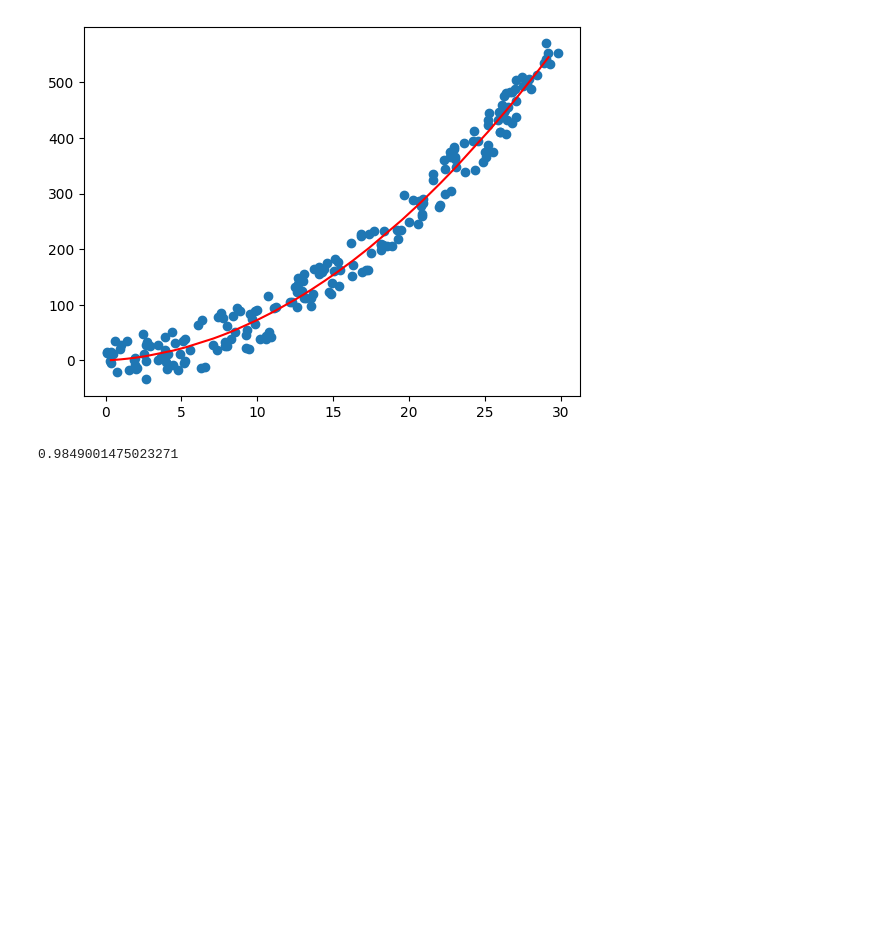
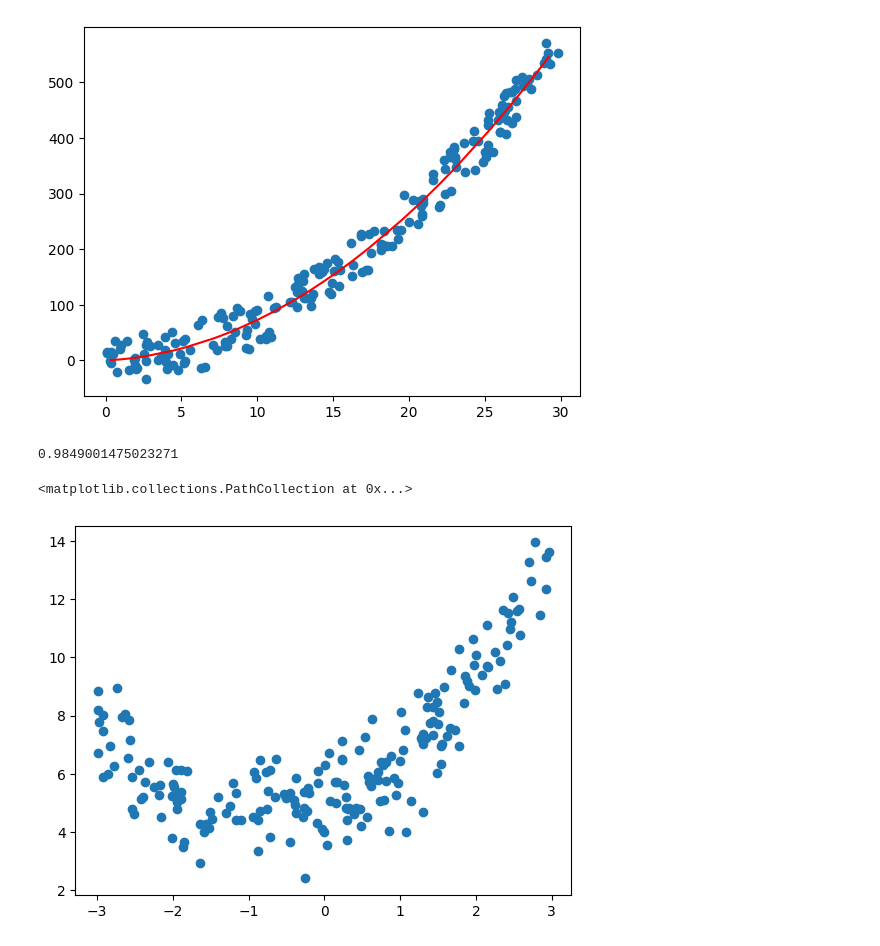
Before and after one commit to Manish-Kumar-9782/Tutorials-, a Jupyter notebook: Python DataScience/Aug 2023/PolynomialRegression.ipynb, the cells around one changed output. Cells and saved outputs as stored; diff of their text form; code cells hidden in the pictures; blank space fills up the shorter version.

```diff
--- a/Python DataScience/Aug 2023/PolynomialRegression.ipynb
+++ b/Python DataScience/Aug 2023/PolynomialRegression.ipynb
@@ -94,3 +94,17 @@ plt.plot(df.test_x, df.y_pred, color='red')
 r2_score(test_y, y_pred)
 # %% [output]
 0.9849001475023271
+# %%
+## 2x^2 + 3x + 5
+
+limit = 200
+x = 6*np.random.rand(limit,1)-3
+
+y =  0.6*x**2 + x + 5 + np.random.randn(limit,1)
+
+# y += np.random.randn(limit,1) + np.random.randint(-50,40,(limit,1))
+
+plt.scatter(x,y)
+# %% [output]
+<matplotlib.collections.PathCollection at 0x...>
+[figure, added]
```
Also changed, not shown: 3 other files.
